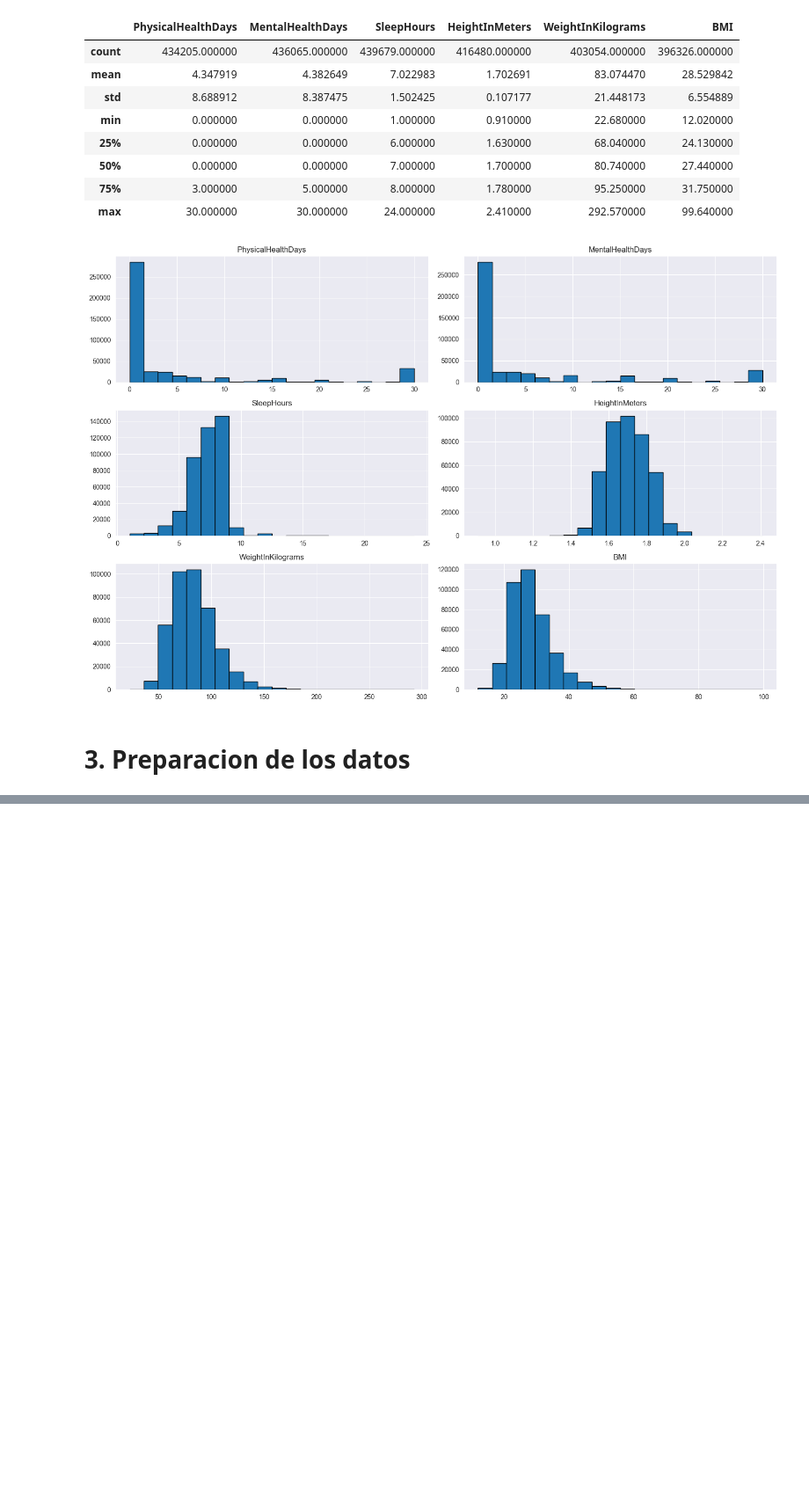
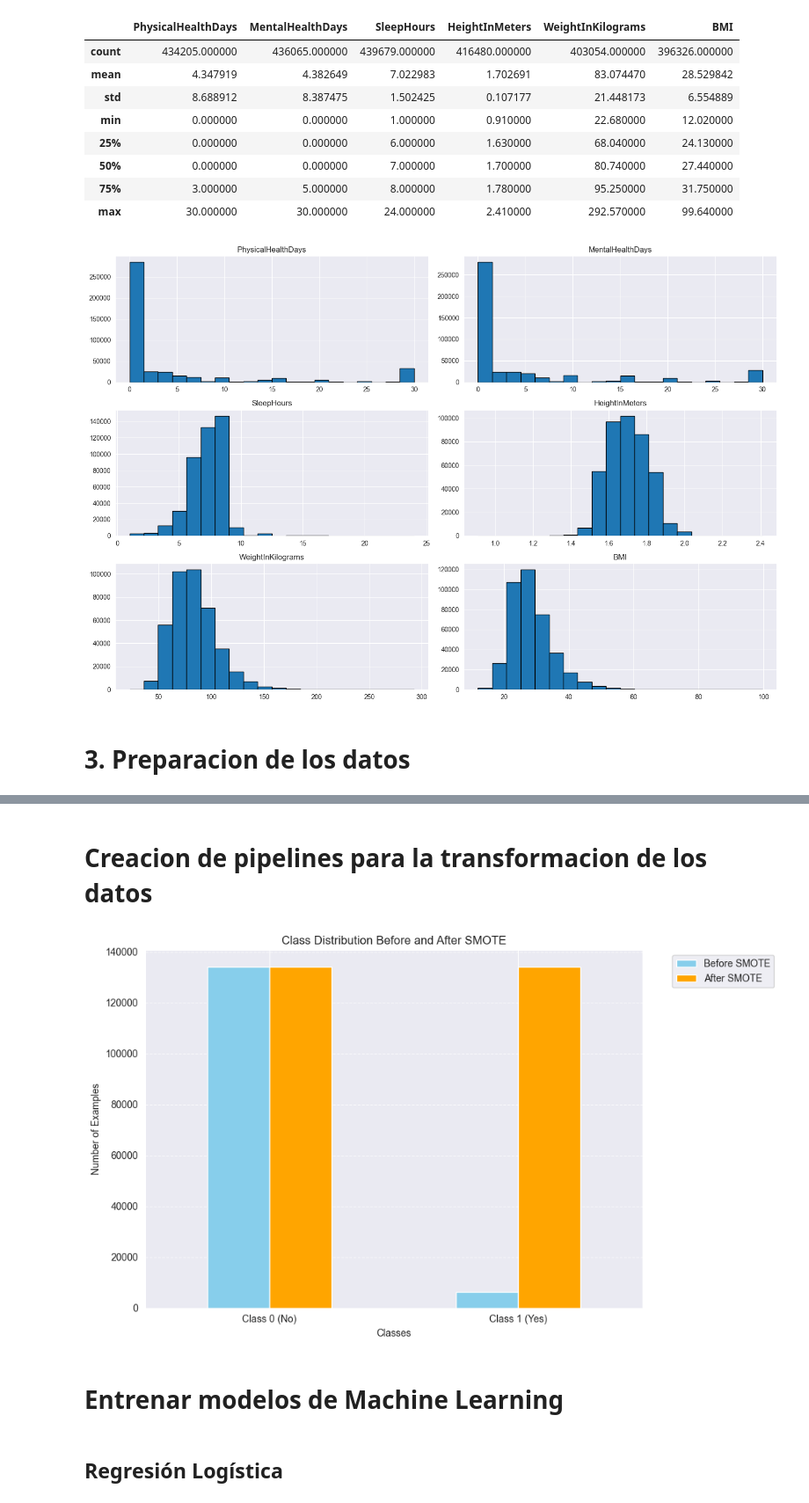
Before and after one commit to MrPepePollo/TF_MetodologiaDS, a Jupyter notebook: TF.ipynb, the cells around one changed output, grey strips where cells are left out. Shown: that part at 88% size. Drawn from its saved outputs; the diff is of its cells as text; code cells hidden in the pictures; blank space fills up the shorter version.

```diff
--- a/TF.ipynb
+++ b/TF.ipynb
@@ -69,0 +237,2 @@ plt.show()
+# %% [markdown]
+# Creacion de pipelines para la transformacion de los datos
@@ -69,0 +248,61 @@ plt.show()
+# %%
+# Pipeline para variables numéricas
+numeric_transformer = Pipeline(steps=[
+    ('imputer', SimpleImputer(strategy='median')),
+    ('scaler', StandardScaler())
+])
+
+# Pipeline para variables categóricas
+categorical_transformer = Pipeline(steps=[
+    ('imputer', SimpleImputer(strategy='most_frequent')),
+    ('onehot', OneHotEncoder(handle_unknown='ignore'))
+])
+
+preprocessor = ColumnTransformer(
+    transformers=[
+        ('num', numeric_transformer, numerical_features),
+        ('cat', categorical_transformer, categorical_features)
+    ])
+# %%
+X = df_no_outliers.drop(target_column, axis=1)
+y = df_no_outliers[target_column]
+
+# Convertir la variable objetivo a numérica
+y = y.map({'Yes': 1, 'No': 0})
+
+# Dividir los datos
+X_train, X_test, y_train, y_test = train_test_split(X, y, test_size=0.3, random_state=42, stratify=y)
+
+# Preprocesar los datos antes de aplicar SMOTE
+X_train_preprocessed = preprocessor.fit_transform(X_train)
+
+# Aplicar SMOTE
+smote = SMOTE(random_state=42)
+X_train_smote, y_train_smote = smote.fit_resample(X_train_preprocessed, y_train)
+
+# Obtener la distribución de clases antes y después de SMOTE
+class_counts_before = y_train.value_counts()
+class_counts_after = pd.Series(y_train_smote).value_counts()
+
+# Crear un DataFrame para comparar
+df_comparison = pd.DataFrame({
+    'Antes de SMOTE': class_counts_before,
+    'Después de SMOTE': class_counts_after
+})
+
+# Plotear la comparación
+ax = df_comparison.plot(kind='bar', figsize=(10, 6), color=['skyblue', 'orange'], rot=0)
+plt.title('Class Distribution Before and After SMOTE')
+plt.xlabel('Classes')
+plt.ylabel('Number of Examples')
+plt.xticks([0, 1], ['Class 0 (No)', 'Class 1 (Yes)'])
+plt.grid(axis='y', linestyle='--', alpha=0.7)
+plt.legend(['Before SMOTE', 'After SMOTE'], bbox_to_anchor=(1.05, 1), loc='upper left')
+plt.tight_layout()
+plt.show()
+# %% [output]
+[figure, added]
+# %% [markdown]
+# Entrenar modelos de Machine Learning
+# %% [markdown]
+## Regresión Logística
```
Also changed, not shown: parts of 20 cells of this notebook, 5 other files.
